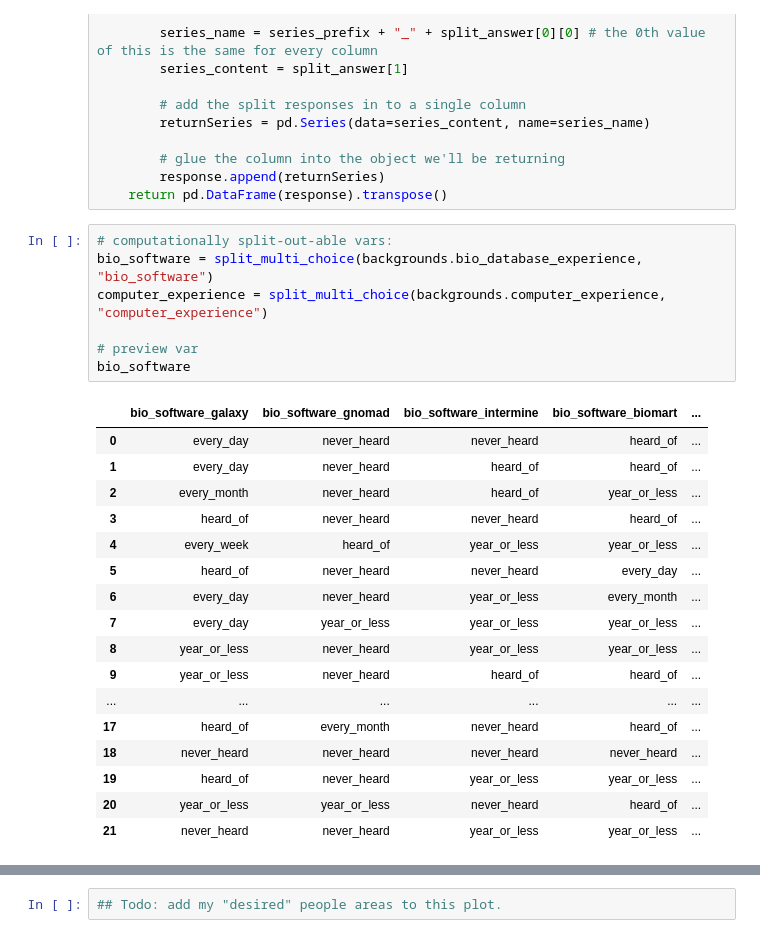
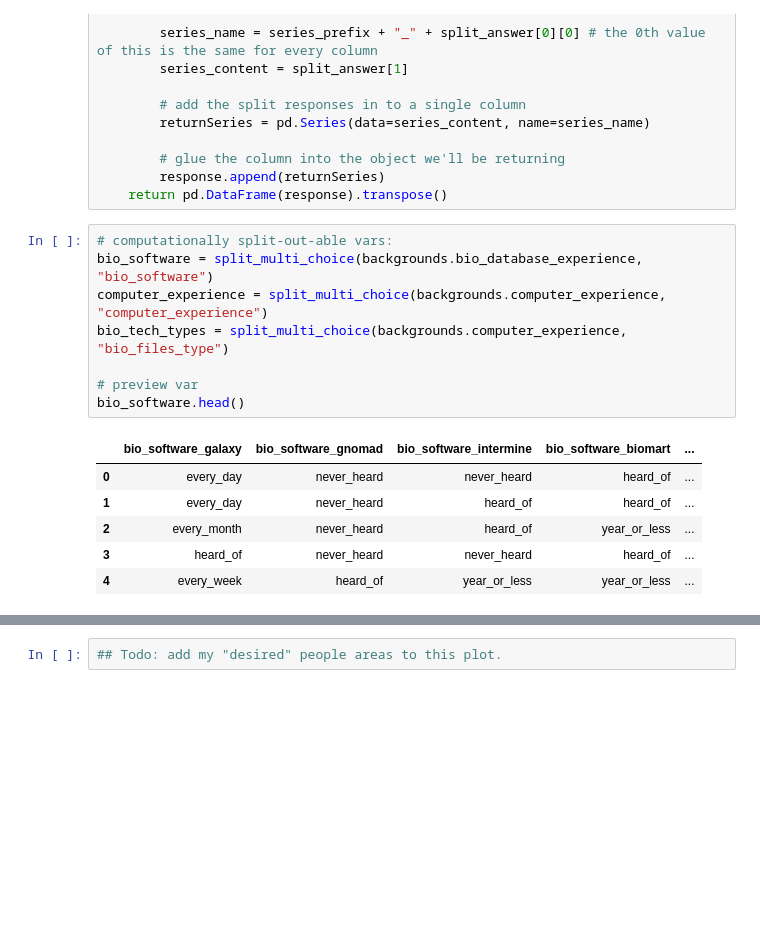
Before and after one commit to yochannah/subjective-data-models-analysis, a Jupyter notebook: import_data.ipynb, the cells around one changed output, grey strips where cells are left out. Drawn from its saved outputs; the diff is of its cells as text; blank space fills up the shorter version.

```diff
--- a/import_data.ipynb
+++ b/import_data.ipynb
@@ -48,27 +51,17 @@ def split_multi_choice( a_series, series_prefix ):
 # %%
 # computationally split-out-able vars:
 bio_software = split_multi_choice(backgrounds.bio_database_experience, "bio_software")
 computer_experience = split_multi_choice(backgrounds.computer_experience, "computer_experience")
+bio_tech_types = split_multi_choice(backgrounds.computer_experience, "bio_files_type")
 
 # preview var
-bio_software
+bio_software.head()
 # %% [output]
 |  | bio_software_galaxy | bio_software_gnomad | bio_software_intermine | bio_software_biomart | ... |
 | 0 | every_day | never_heard | never_heard | heard_of | ... |
 | 1 | every_day | never_heard | heard_of | heard_of | ... |
 | 2 | every_month | never_heard | heard_of | year_or_less | ... |
 | 3 | heard_of | never_heard | never_heard | heard_of | ... |
 | 4 | every_week | heard_of | year_or_less | year_or_less | ... |
-| 5 | heard_of | never_heard | never_heard | every_day | ... |
-| 6 | every_day | never_heard | year_or_less | every_month | ... |
-| 7 | every_day | year_or_less | year_or_less | year_or_less | ... |
-| 8 | year_or_less | never_heard | year_or_less | year_or_less | ... |
-| 9 | year_or_less | never_heard | heard_of | heard_of | ... |
-| ... | ... | ... | ... | ... | ... |
-| 17 | heard_of | every_month | never_heard | heard_of | ... |
-| 18 | never_heard | never_heard | never_heard | never_heard | ... |
-| 19 | heard_of | never_heard | year_or_less | year_or_less | ... |
-| 20 | year_or_less | year_or_less | never_heard | heard_of | ... |
-| 21 | never_heard | never_heard | year_or_less | year_or_less | ... |
 # %%
 # re-append these two split-out columns into the dataframe
```
Also changed, not shown: parts of 16 cells of this notebook, 1 other file.
